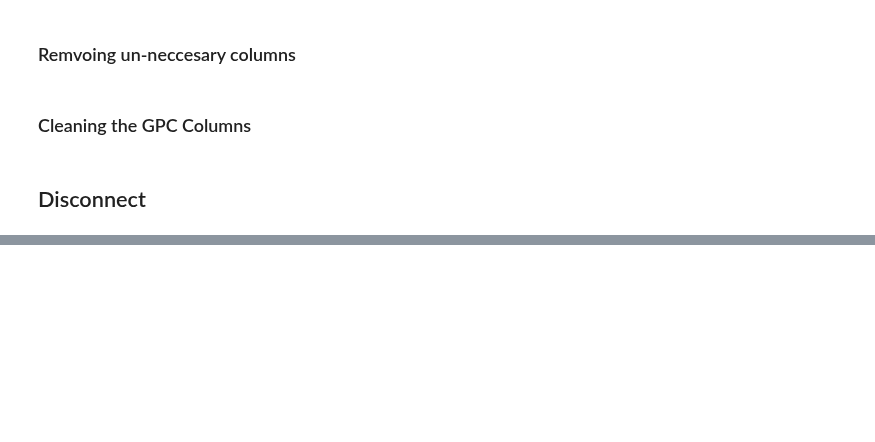
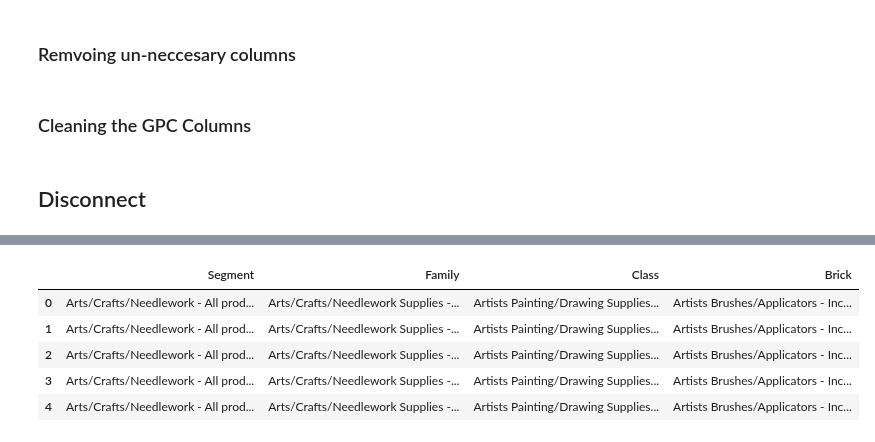
Before and after one commit to A11Veles/PC_Iter7, a Jupyter notebook: src/prepare_gpc_data.ipynb, the cells around one changed output, grey strips where cells are left out. Cells and saved outputs as stored; diff of their text form; code cells hidden in the pictures; blank space fills up the shorter version.

```diff
--- a/src/prepare_gpc_data.ipynb
+++ b/src/prepare_gpc_data.ipynb
@@ -122,0 +150,8 @@ td_db.disconnect()
+# %%
+gpc_df["Segment"] = gpc_df["SegmentTitle"].astype(str) + " - " + gpc_df["SegmentDefinition"].astype(str)
+gpc_df["Family"]  = gpc_df["FamilyTitle"].astype(str)   + " - " + gpc_df["FamilyDefinition"].astype(str)
+gpc_df["Class"]   = gpc_df["ClassTitle"].astype(str)    + " - " + gpc_df["ClassDefinition"].astype(str)
+gpc_df["Brick"]   = gpc_df["BrickTitle"].astype(str)    + " - " + gpc_df["BrickDefinition_Includes"].astype(str)
+
+# Keep only the new concatenated columns
+gpc_df = gpc_df[["Segment", "Family", "Class", "Brick"]]
@@ -122,0 +179,9 @@ td_db.disconnect()
+# %%
+gpc_df.head()
+# %% [output]
+|  | Segment | Family | Class | Brick |
+| 0 | Arts/Crafts/Needlework - All prod... | Arts/Crafts/Needlework Supplies -... | Artists Painting/Drawing Supplies... | Artists Brushes/Applicators - Inc... |
+| 1 | Arts/Crafts/Needlework - All prod... | Arts/Crafts/Needlework Supplies -... | Artists Painting/Drawing Supplies... | Artists Brushes/Applicators - Inc... |
+| 2 | Arts/Crafts/Needlework - All prod... | Arts/Crafts/Needlework Supplies -... | Artists Painting/Drawing Supplies... | Artists Brushes/Applicators - Inc... |
+| 3 | Arts/Crafts/Needlework - All prod... | Arts/Crafts/Needlework Supplies -... | Artists Painting/Drawing Supplies... | Artists Brushes/Applicators - Inc... |
+| 4 | Arts/Crafts/Needlework - All prod... | Arts/Crafts/Needlework Supplies -... | Artists Painting/Drawing Supplies... | Artists Brushes/Applicators - Inc... |
```
Also changed, not shown: parts of 8 cells of this notebook, 5 other files.
